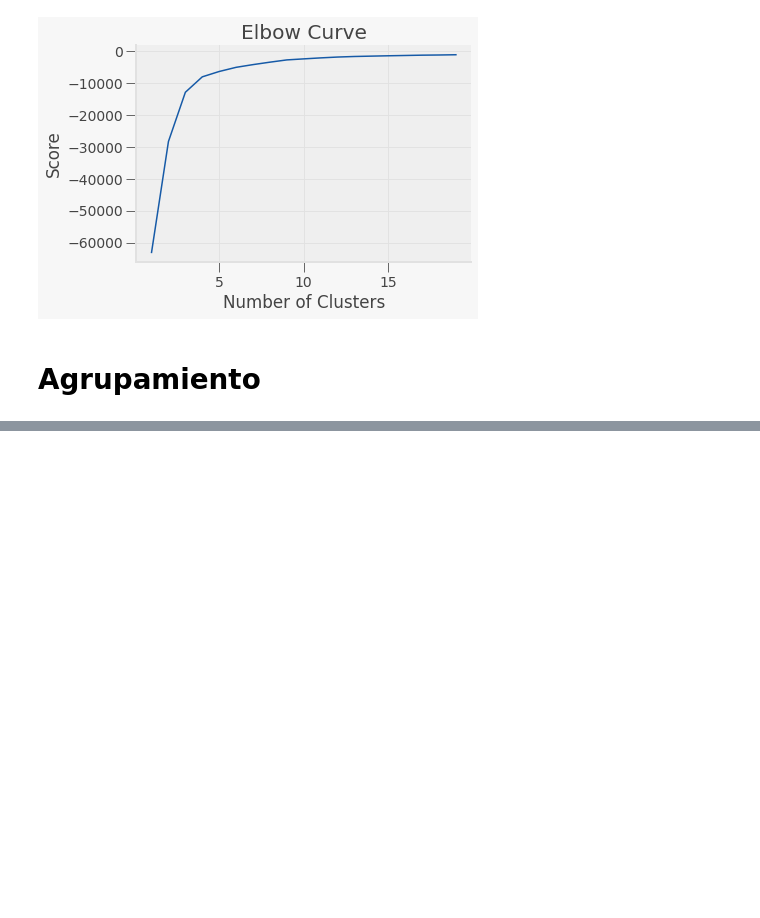
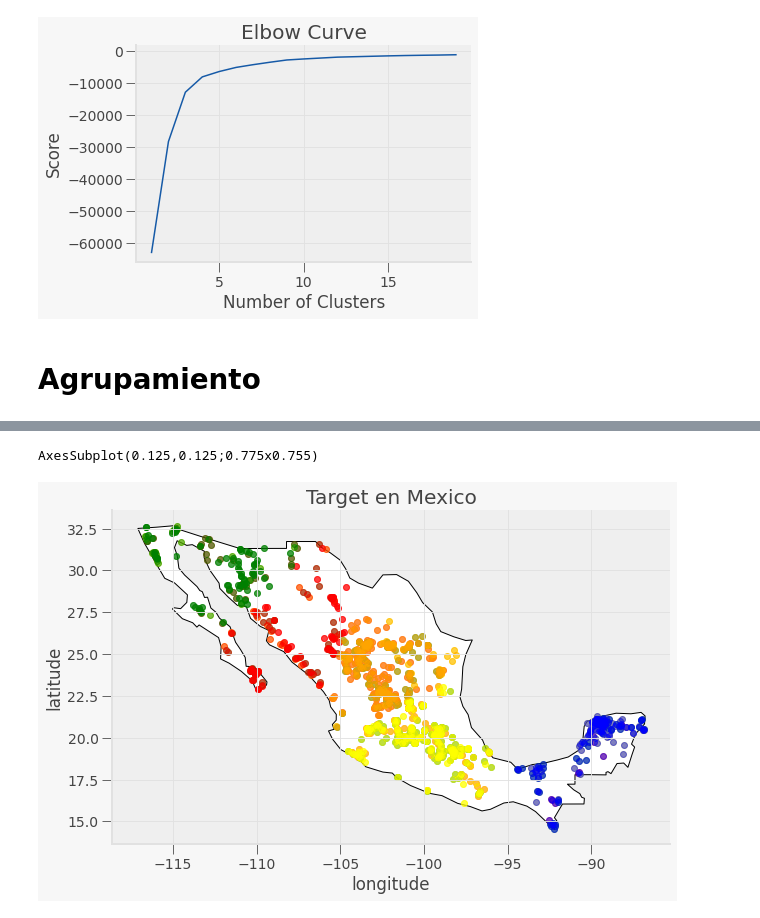
Before and after one commit to PosgradoMNA/actividades-de-aprendizaje-vallesda, a Jupyter notebook: A01191310_Reto_1.ipynb, the cells around one changed output, grey strips where cells are left out. Cells and saved outputs as stored; diff of their text form; code cells hidden in the pictures; blank space fills up the shorter version.

Commit message:
Mapa segmentado por Kmeans

```diff
--- a/A01191310_Reto_1.ipynb
+++ b/A01191310_Reto_1.ipynb
@@ -495,0 +531,3 @@ array([0, 0, 0, ..., 0, 0, 0], dtype=int32)
+# %%
+df["CLUSTER"] = y_kmeans
+df["CLUSTER"]
@@ -495,0 +547,39 @@ array([0, 0, 0, ..., 0, 0, 0], dtype=int32)
+# %%
+gdf = gpd.GeoDataFrame(df, geometry="Coordinates")
+# %%
+gdf_cluster1 = gdf[gdf.CLUSTER == 0]
+gdf_cluster2 = gdf[gdf.CLUSTER == 1]
+gdf_cluster3 = gdf[gdf.CLUSTER == 2]
+gdf_cluster4 = gdf[gdf.CLUSTER == 3]
+gdf_cluster5 = gdf[gdf.CLUSTER == 4]
+# %%
+fig, gax = plt.subplots(figsize=(10,10))
+
+print(gax)
+
+world.query("name == 'Mexico'").plot(ax = gax, edgecolor='black', color='white')
+
+gdf_red.plot(ax=gax, color='red', alpha = 0.5)
+
+gdf_yel.plot(ax=gax, color='yellow', alpha = 0.5)
+
+gdf_gre.plot(ax=gax, color='green', alpha = 0.5)
+
+gdf_cluster1.plot(ax=gax, color='red', alpha = 0.5)
+gdf_cluster2.plot(ax=gax, color='yellow', alpha = 0.5)
+gdf_cluster3.plot(ax=gax, color='blue', alpha = 0.5)
+gdf_cluster4.plot(ax=gax, color='orange', alpha = 0.5)
+gdf_cluster5.plot(ax=gax, color='green', alpha = 0.5)
+
+
+gax.set_xlabel('longitude')
+gax.set_ylabel('latitude')
+gax.set_title('Target en Mexico')
+
+gax.spines['top'].set_visible(False)
+gax.spines['right'].set_visible(False)
+
+plt.show()
+# %% [output]
+AxesSubplot(0.125,0.125;0.775x0.755)
+[figure, added]
```
Also changed, not shown: parts of 24 cells of this notebook.
